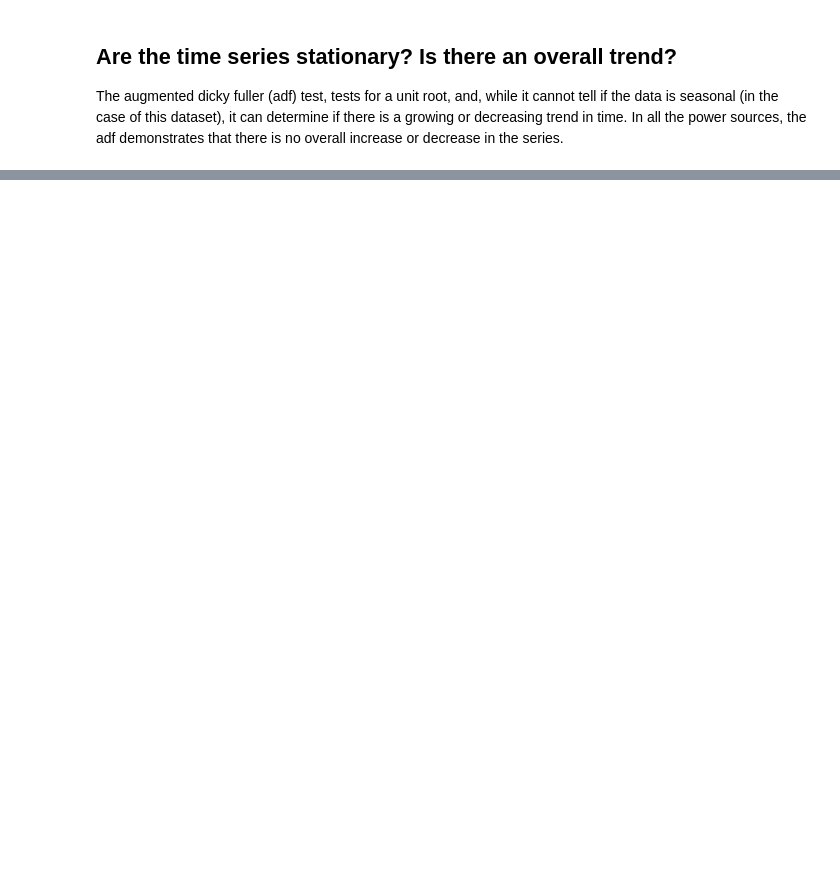
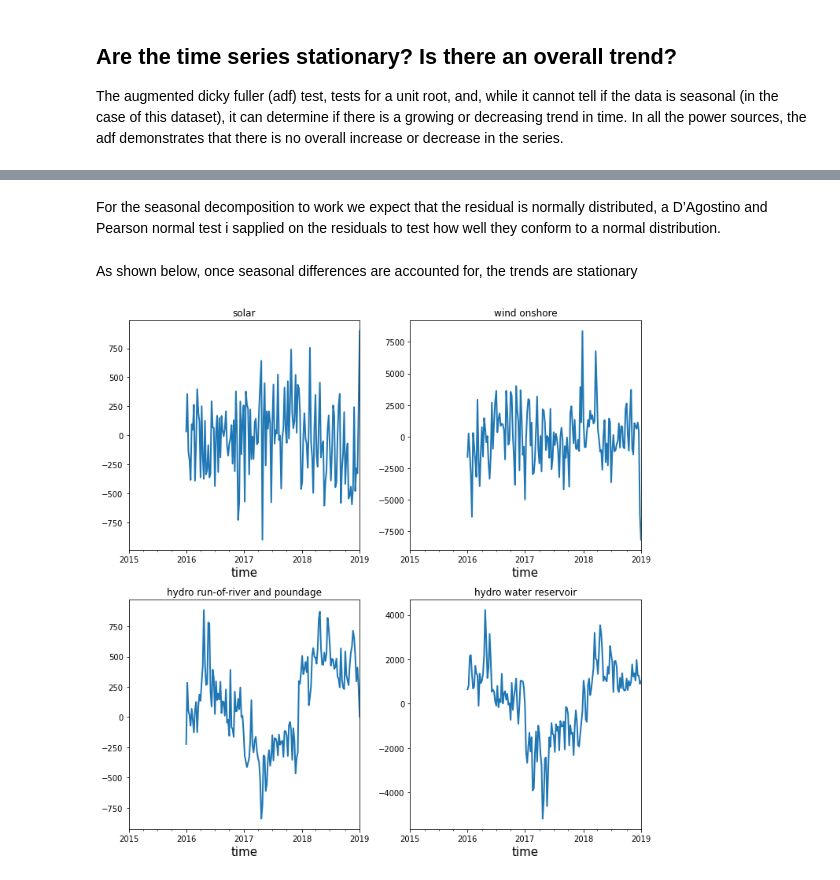
Before and after one commit to joshuamills98/spanish_energy_market_project, a Jupyter notebook: notebooks/Time Series Analysis.ipynb, the cells around one changed output, grey strips where cells are left out. Saved outputs shown, nothing was run; the diff lists cells and outputs as text; code cells hidden in the pictures; blank space fills up the shorter version.

```diff
--- a/notebooks/Time Series Analysis.ipynb
+++ b/notebooks/Time Series Analysis.ipynb
@@ -76,0 +127,18 @@ It will be useful to
+# %% [markdown]
+For the seasonal decomposition to work we expect that the residual is normally distributed, a D’Agostino and Pearson normal test i sapplied on the residuals to test how well they conform to a normal distribution.
+# %% [markdown]
+As shown below, once seasonal differences are accounted for, the trends are stationary
+# %%
+def seasonal_difference_plot(timeseries, ax):
+    series = timeseries - timeseries.shift(365)
+    series.resample('1w').mean().plot(ax=ax)
+    return series
+fig, ax = plt.subplots(2, 2, figsize=(10,10))
+axs = ax.ravel()
+
+for i, source in enumerate(important_renewable_sources):
+    energy_df['seasonal difference - ' +renewable_sources[i]] = seasonal_difference_plot(energy_df[source], axs[i])
+    axs[i].set_title(renewable_sources[i])
+fig.tight_layout()
+# %% [output]
+[figure, added]
```
Also changed, not shown: parts of 19 cells of this notebook, 4 other files.
